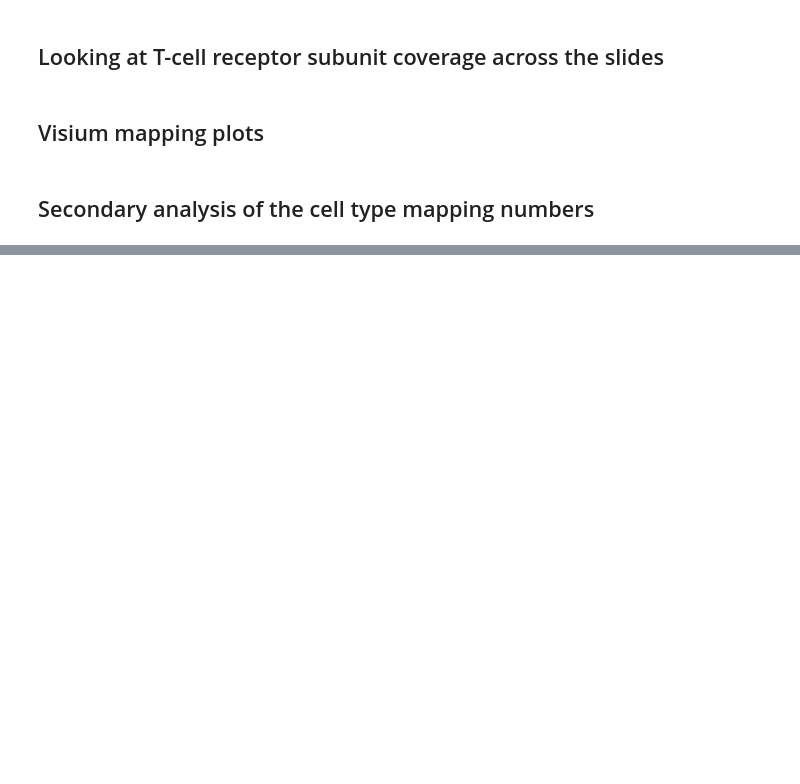
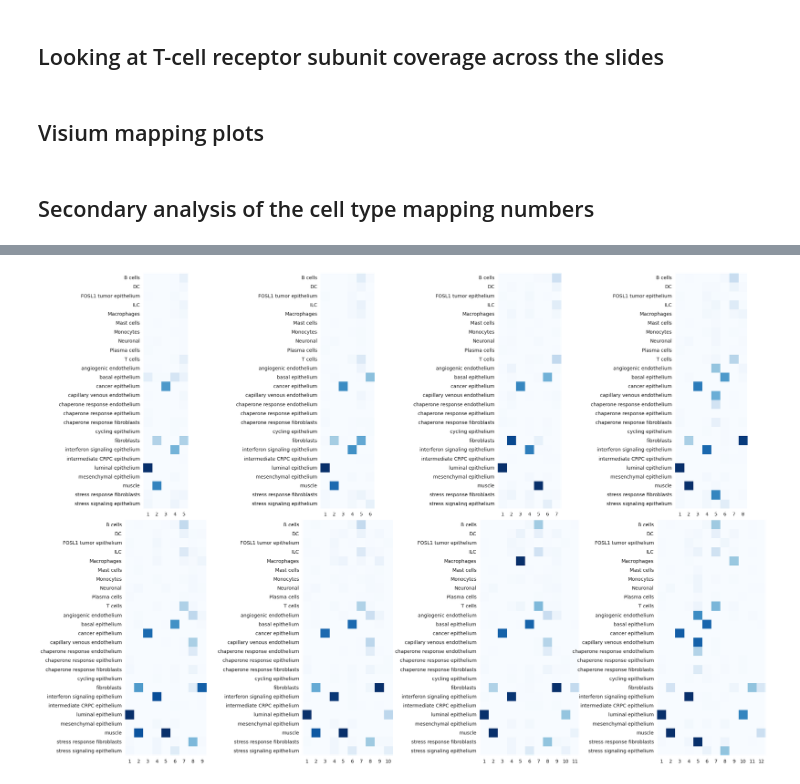
Before and after one commit to akiviaho/spatial, a Jupyter notebook: notebooks/spatial-post-c2l-mapping.ipynb, the cells around one changed output, grey strips where cells are left out. Drawn from its saved outputs; the diff is of its cells as text; code cells hidden in the pictures; blank space fills up the shorter version.

Commit message:
Completely revised, replacing clustering with NMF and solidifying the tissue regions

```diff
--- a/notebooks/spatial-post-c2l-mapping.ipynb
+++ b/notebooks/spatial-post-c2l-mapping.ipynb
@@ -448,3 +230,0 @@ def plot_stacked_bar(data,sum_variable='phenotype',plot_variable='VI_clusters',f
-# %%
-sc.set_figure_params(scanpy=True, fontsize=12,frameon=True)
-plot_dat = plot_stacked_bar(cell_mapping_dat,sum_variable='sample_id',plot_variable='mapping_based_clusters',plot_legend=True)
@@ -695,0 +303,43 @@ for k in modified_clusters.keys():
+# %%
+# Run NMF to find 'tissue regions'
+nmf_res_dict = {}
+nmf_cell_weights_dict = {}
+adata = cell_mapping_dat.copy()
+
+# Set the range of components
+component_range = range(5, 13)
+
+# Perform NMF
+for n_components in component_range:
+    nmf = NMF(n_components=n_components)
+    W = nmf.fit_transform(adata.X)
+    H = nmf.components_
+
+    nmf_res = pd.DataFrame(H.T,
+                        index=adata.var_names,
+                        columns=list(np.arange(0,n_components)+1),)
+
+    nmf_res_dict[n_components] = nmf_res
+    nmf_cell_weights_dict[n_components] = W
+# %%
+# Plot the nmf results on two rows
+# Create subplots with 2 rows and 4 columns
+fig, axs = plt.subplots(2, 4, figsize=(30, 20))
+
+for i, n_components in enumerate(component_range):
+
+    # Drop the redundant cell types prior to plotting
+    nmf_res_for_plotting = nmf_res_dict[n_components].copy()
+    #nmf_res_for_plotting = nmf_res_for_plotting.loc[~(nmf_res_for_plotting.max(axis=1) < nmf_res_for_plotting.stack().quantile(0.9))]
+
+    # Determine the position of the subplot on the grid
+    row = i // 4
+    col = i % 4
+
+    # Plot the heatmap on the corresponding subplot
+    sns.heatmap(nmf_res_for_plotting, cmap='Blues', square=True, ax=axs[row, col], vmax=100,cbar=False)
+
+plt.tight_layout()
+plt.show()
+# %% [output]
+[figure, added]
```
Also changed, not shown: parts of 64 cells of this notebook.
